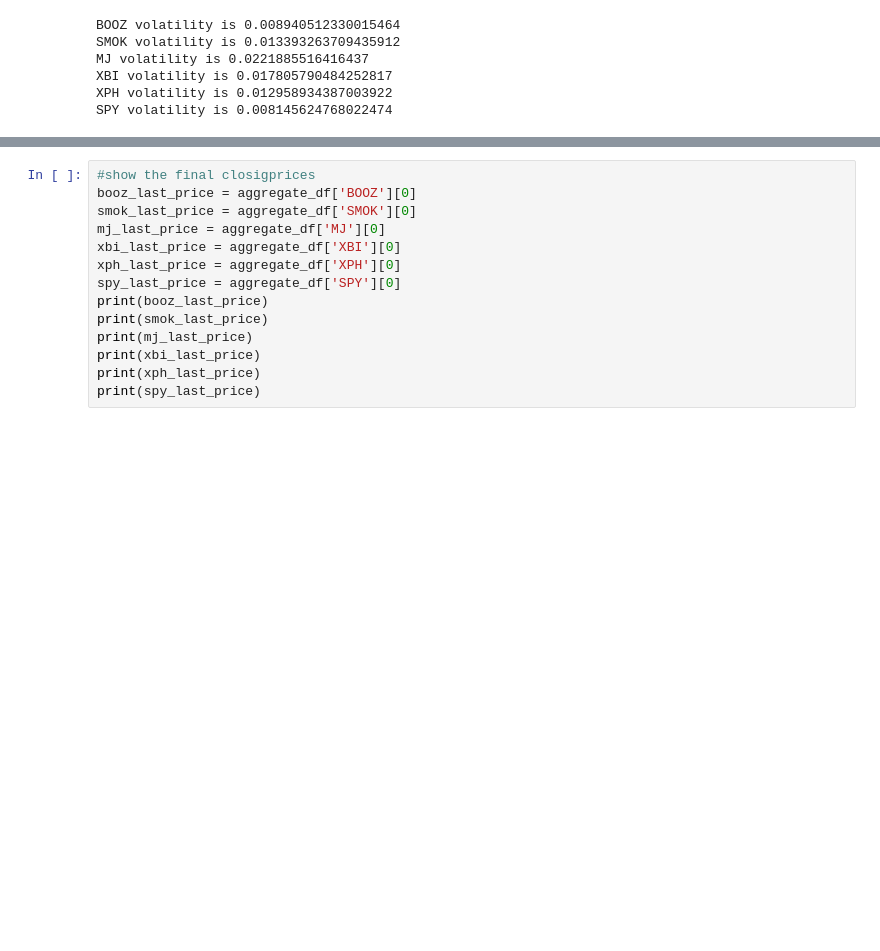
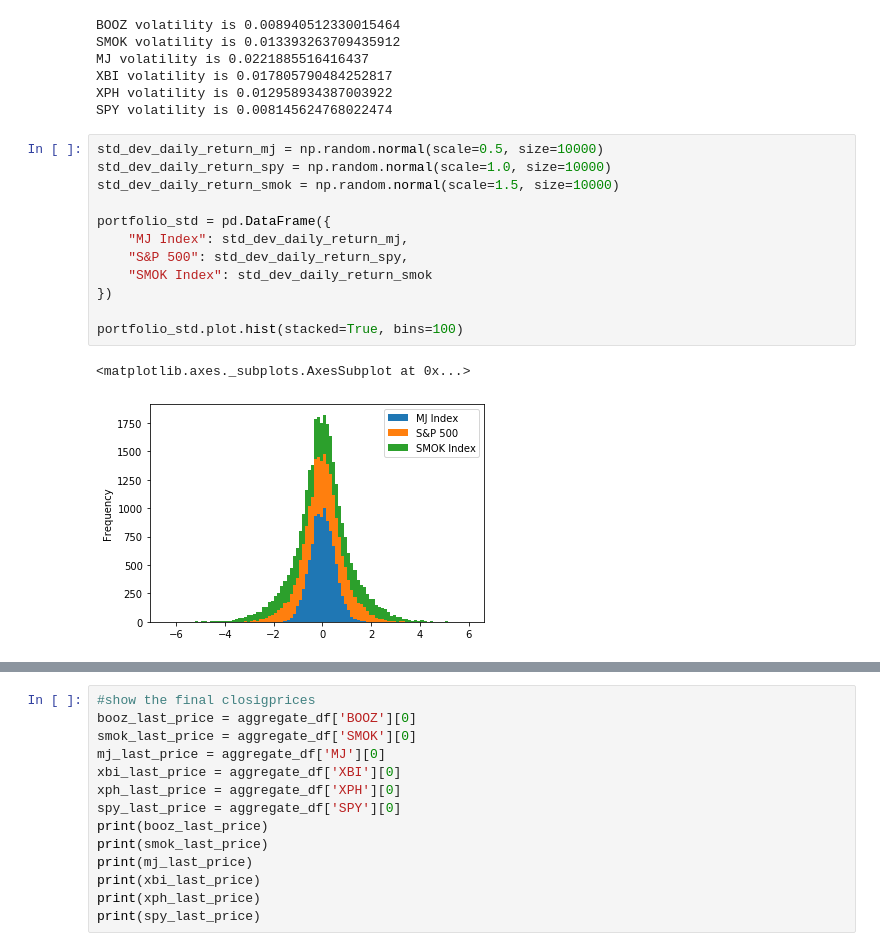
Before and after one commit to Briantaylor97/Cannabis-industry-analysis, a Jupyter notebook: MJ_index_compare.ipynb, the cells around one changed output, grey strips where cells are left out. Saved outputs shown, nothing was run; the diff lists cells and outputs as text; blank space fills up the shorter version.

```diff
--- a/MJ_index_compare.ipynb
+++ b/MJ_index_compare.ipynb
@@ -152,3 +152,18 @@ MJ volatility is 0.0221885516416437
 XBI volatility is 0.017805790484252817
 XPH volatility is 0.012958934387003922
 SPY volatility is 0.008145624768022474
+# %%
+std_dev_daily_return_mj = np.random.normal(scale=0.5, size=10000)
+std_dev_daily_return_spy = np.random.normal(scale=1.0, size=10000)
+std_dev_daily_return_smok = np.random.normal(scale=1.5, size=10000)
+
+portfolio_std = pd.DataFrame({
+    "MJ Index": std_dev_daily_return_mj,
+    "S&P 500": std_dev_daily_return_spy,
+    "SMOK Index": std_dev_daily_return_smok
+})
+
+portfolio_std.plot.hist(stacked=True, bins=100)
+# %% [output]
+<matplotlib.axes._subplots.AxesSubplot at 0x...>
+[figure, added]
```
Also changed, not shown: parts of 7 cells of this notebook.
